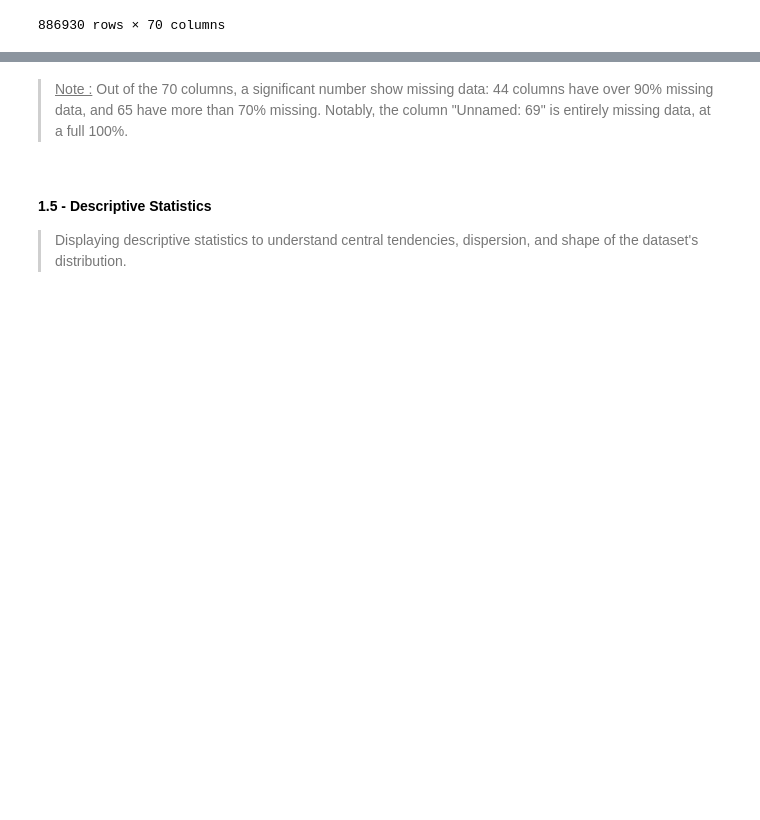
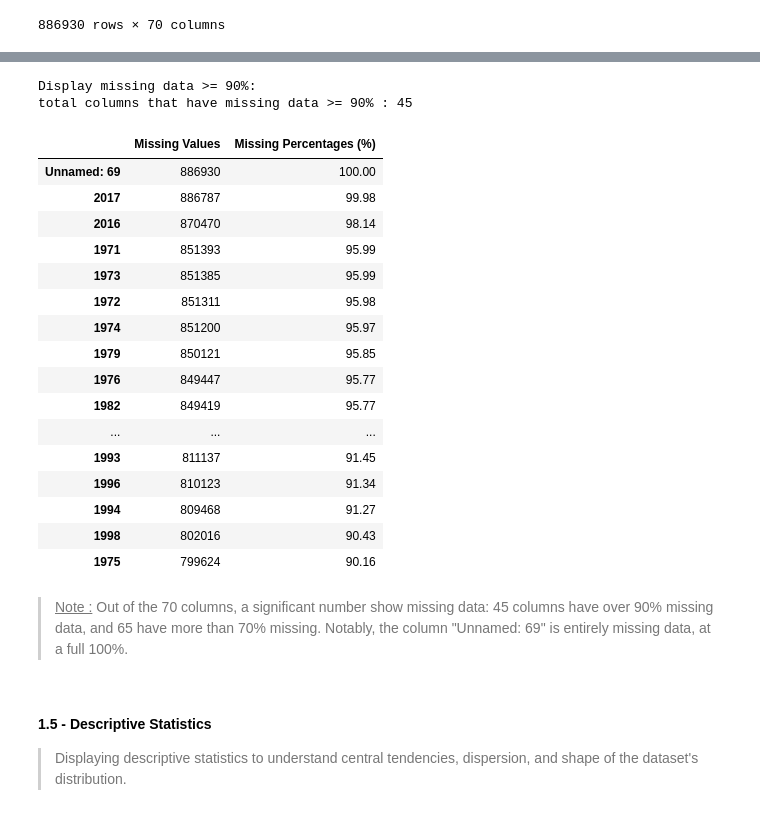
Before and after one commit to MasterCodeDevelop/academy, a Jupyter notebook: netebook.ipynb, the cells around one changed output, grey strips where cells are left out. Drawn from its saved outputs; the diff is of its cells as text; code cells hidden in the pictures; blank space fills up the shorter version.

```diff
--- a/netebook.ipynb
+++ b/netebook.ipynb
@@ -53,7 +54,7 @@ import numpy as np
 
 ## Functions
 # %%
-def missing_values_table(df):
+def missing_values_table(df, percentage = 0):
     """
     Return a DataFrame displaying the count and percentage of missing values for each column.
 
@@ -74,10 +75,16 @@ def missing_values_table(df):
         'Missing Percentages (%)': missing_percentages
     })
 
-    # Filter out columns with no missing values and sort by percentage
-    missing_data = missing_data[missing_data['Missing Values'] > 0].sort_values(by='Missing Percentages (%)', ascending=False)
+    # Filtering columns based on the given percentage and sorting by percentage
+    missing_data = missing_data[(missing_values > 0) & (missing_percentages >= percentage)].sort_values(by='Missing Percentages (%)', ascending=False)
 
-    return missing_data
+    # Display if percentage is greater than 0
+    if percentage > 0:
+        print(f"Display missing data >= {percentage}%:")
+        print( f"total columns that have missing data >= {percentage}% :", missing_data.index.size)
+    else : print(f"Display missing data: ")
+
+    return (missing_data)
 # %% [markdown]
 <a id='load-the-data'></a>
 
@@ -300,5 +278,28 @@ total columns that have missing data > 90% : 45
+# %%
+# Display missing data > 90%
+missing_values_table(DATA, 90)
+# %% [output]
+Display missing data >= 90%:
+total columns that have missing data >= 90% : 45
+|  | Missing Values | Missing Percentages (%) |
+| Unnamed: 69 | 886930 | 100.00 |
+| 2017 | 886787 | 99.98 |
+| 2016 | 870470 | 98.14 |
+| 1971 | 851393 | 95.99 |
+| 1973 | 851385 | 95.99 |
+| 1972 | 851311 | 95.98 |
+| 1974 | 851200 | 95.97 |
+| 1979 | 850121 | 95.85 |
+| 1976 | 849447 | 95.77 |
+| 1982 | 849419 | 95.77 |
+| ... | ... | ... |
+| 1993 | 811137 | 91.45 |
+| 1996 | 810123 | 91.34 |
+| 1994 | 809468 | 91.27 |
+| 1998 | 802016 | 90.43 |
+| 1975 | 799624 | 90.16 |
 # %% [markdown]
-> <u>Note :</u> Out of the 70 columns, a significant number show missing data: 44 columns have over 90% missing data, and 65 have more than 70% missing. Notably, the column "Unnamed: 69" is entirely missing data, at a full 100%.
+> <u>Note :</u> Out of the 70 columns, a significant number show missing data: 45 columns have over 90% missing data, and 65 have more than 70% missing. Notably, the column "Unnamed: 69" is entirely missing data, at a full 100%.
 # %% [markdown]
 #### 1.5 - Descriptive Statistics
 > Displaying descriptive statistics to understand central tendencies, dispersion, and shape of the dataset's distribution.
```
Also changed, not shown: parts of 22 cells of this notebook.
